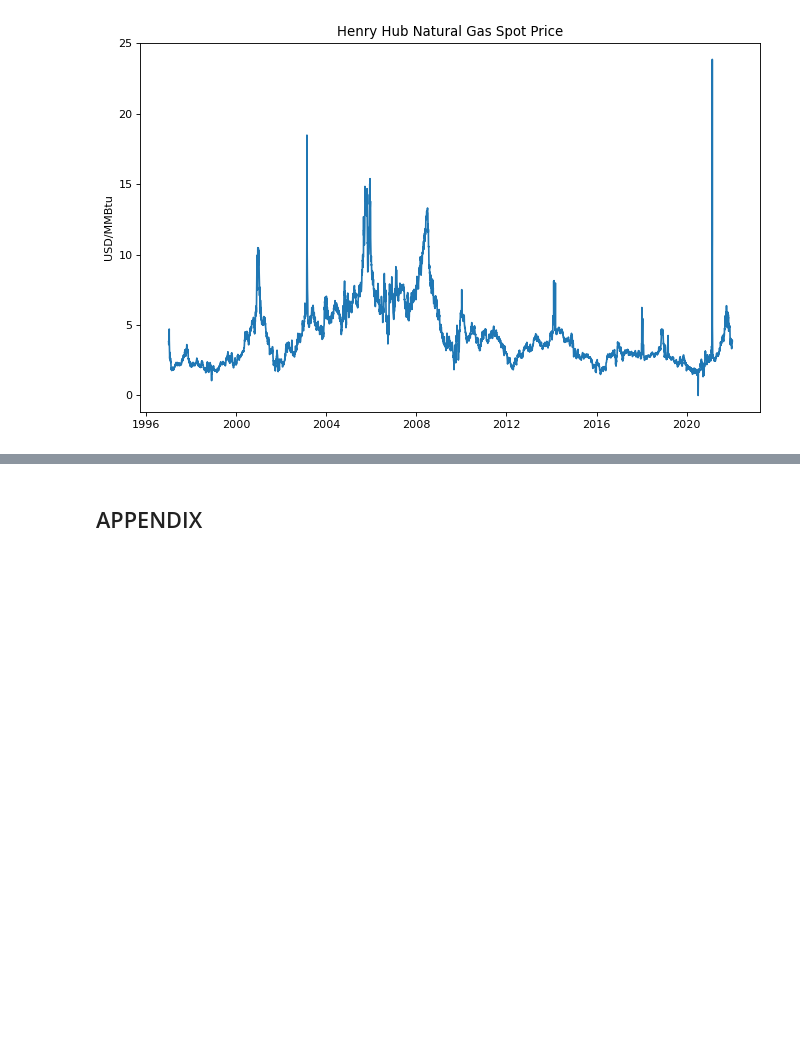
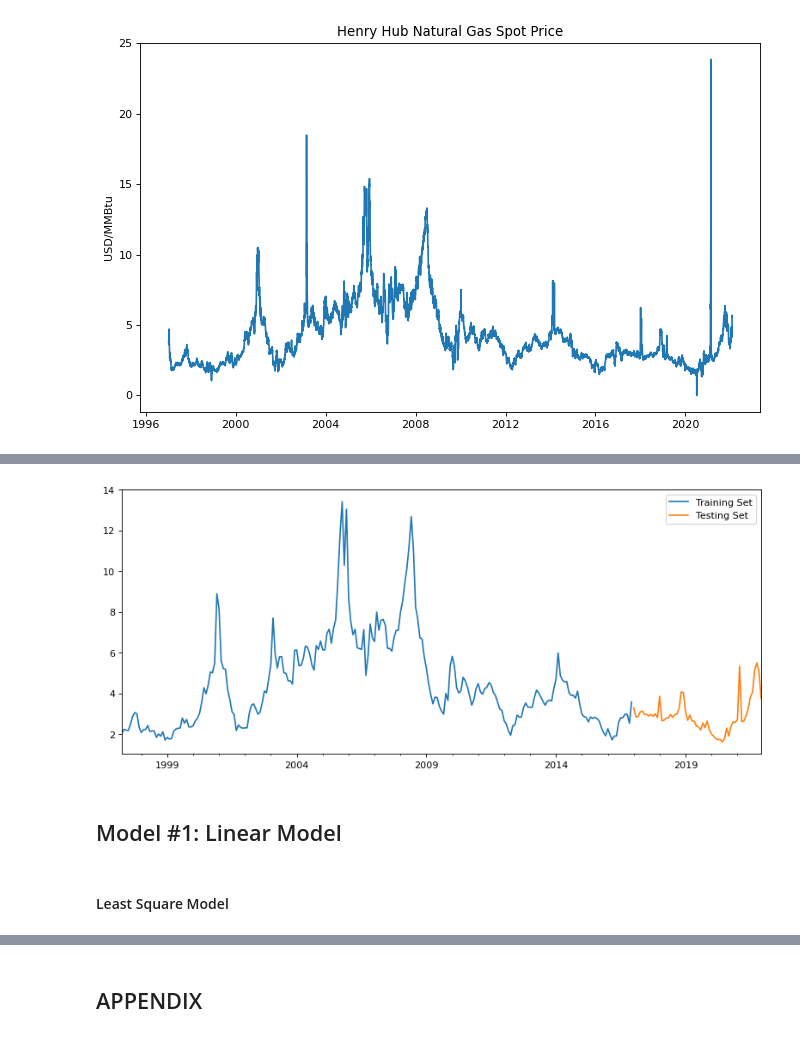
Before and after one commit to yahanxu/Team-2, a Jupyter notebook: data_processing.ipynb, the cells around one changed output, grey strips where cells are left out. Saved outputs shown, nothing was run; the diff lists cells and outputs as text; code cells hidden in the pictures; blank space fills up the shorter version.

```diff
--- a/data_processing.ipynb
+++ b/data_processing.ipynb
@@ -94,0 +121,9 @@ plt.show()
+# %%
+df['HH_spot_price'] = nasdaqdatalink.get('EIA/NG_RNGWHHD_M', start_date='1997-01-07', end_date='2022-01-31')
+df['lag_1m'] = df['HH_spot_price'].shift(1)  # one month lag
+df['lag_2m'] = df['HH_spot_price'].shift(2)  # two months lag
+df['lag_3m'] = df['HH_spot_price'].shift(3)  # three months lag
+
+features += ['lag_1m', 'lag_2m', 'lag_3m']  # new features
+df = df.dropna()
+df
@@ -94,0 +144,21 @@ plt.show()
+# %%
+"""X_train, X_test, y_train, y_test = train_test_split(
+    df.drop('month_ahead_HH_spot', axis=1),
+    df['month_ahead_HH_spot'],
+    test_size=0.2,
+    random_state=0)"""
+
+train = df.loc[df.index <= '2016-12-31']
+test = df.loc[df.index >= '2017-01-01']
+
+fig, ax = plt.subplots(figsize=(12,5))
+train['HH_spot_price'].plot(ax=ax, label='Training Set')
+test['HH_spot_price'].plot(ax=ax, label='Testing Set')
+plt.legend()
+plt.show()
+# %% [output]
+[figure, added]
+# %% [markdown]
+## Model #1: Linear Model
+# %% [markdown]
+#### Least Square Model
```
Also changed, not shown: parts of 41 cells of this notebook.
